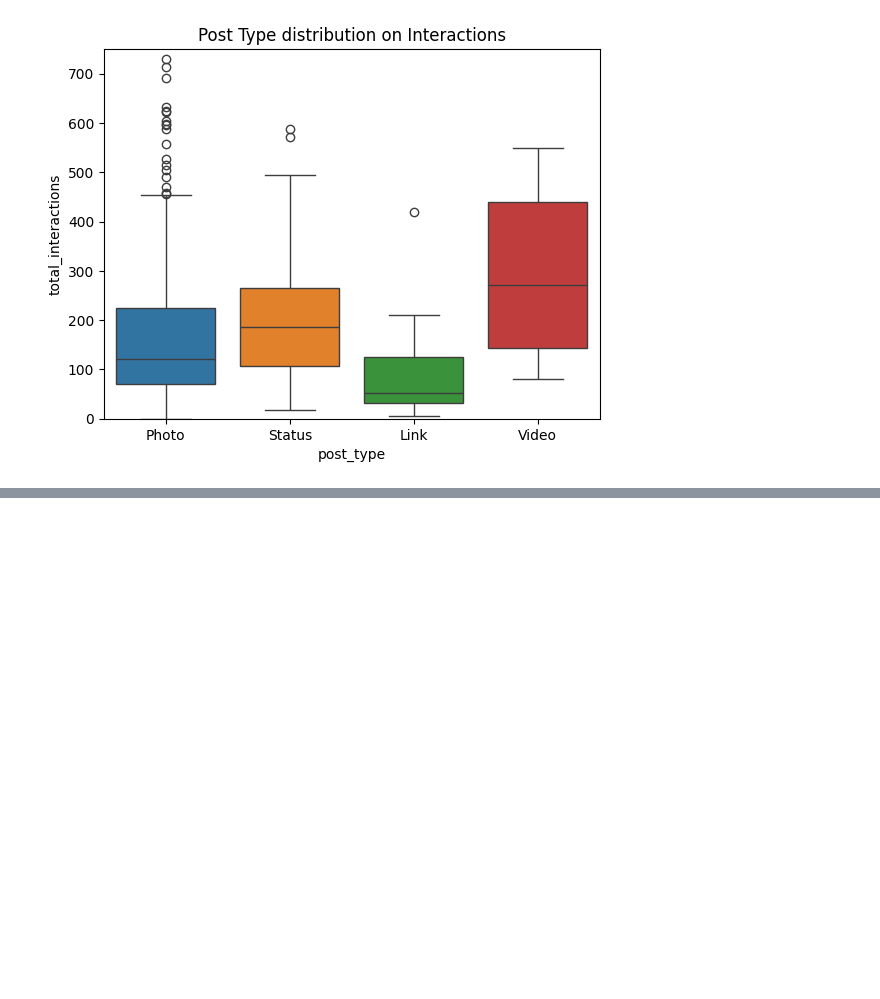
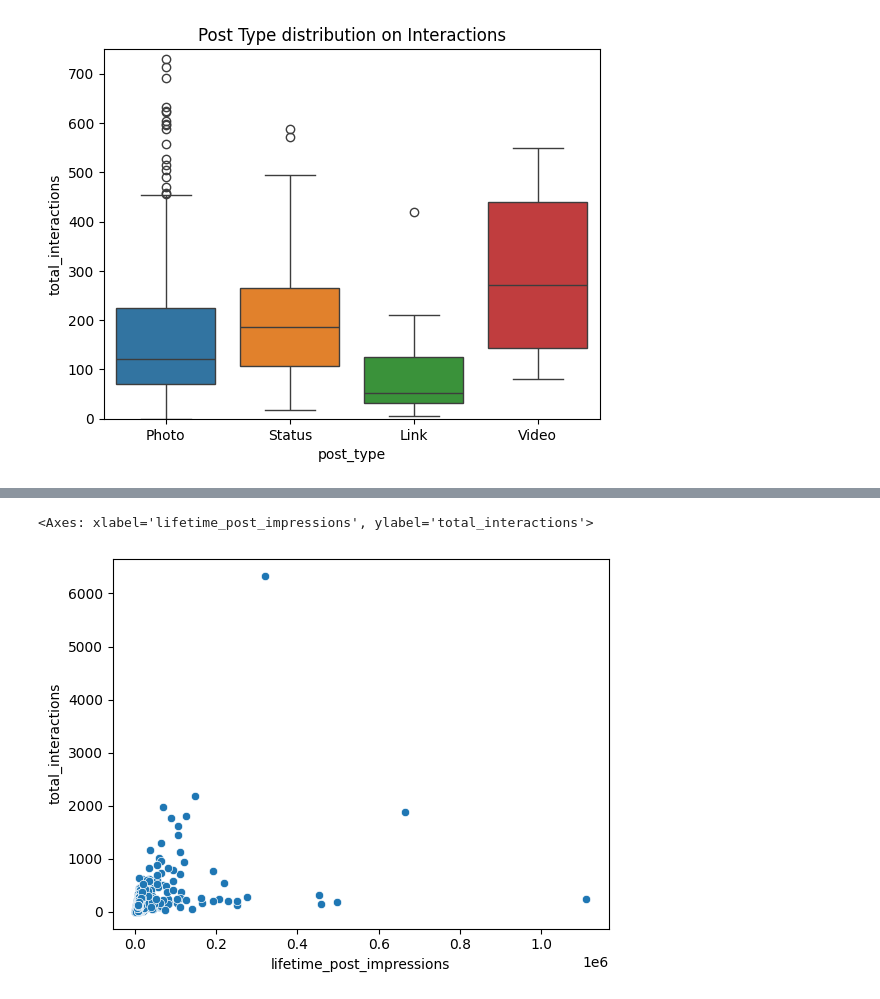
Before and after one commit to liammarsadeh/Facebook-Dataset-Project, a Jupyter notebook: FaceBook_dataset.ipynb, the cells around one changed output, grey strips where cells are left out. Cells and saved outputs as stored; diff of their text form; code cells hidden in the pictures; blank space fills up the shorter version.

```diff
--- a/FaceBook_dataset.ipynb
+++ b/FaceBook_dataset.ipynb
@@ -341,0 +357,5 @@ interaction_type
+# %%
+sns.scatterplot(x='lifetime_post_impressions',y='total_interactions',data=df)
+# %% [output]
+<Axes: xlabel='lifetime_post_impressions', ylabel='total_interactions'>
+[figure, added]
```
Also changed, not shown: parts of 22 cells of this notebook.
